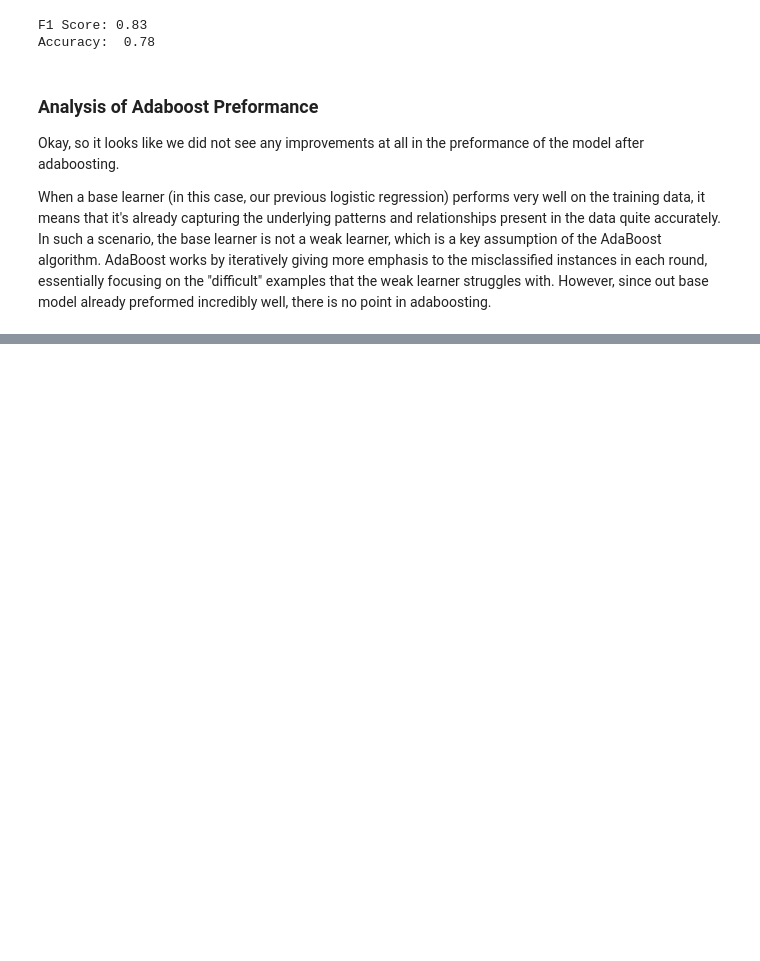
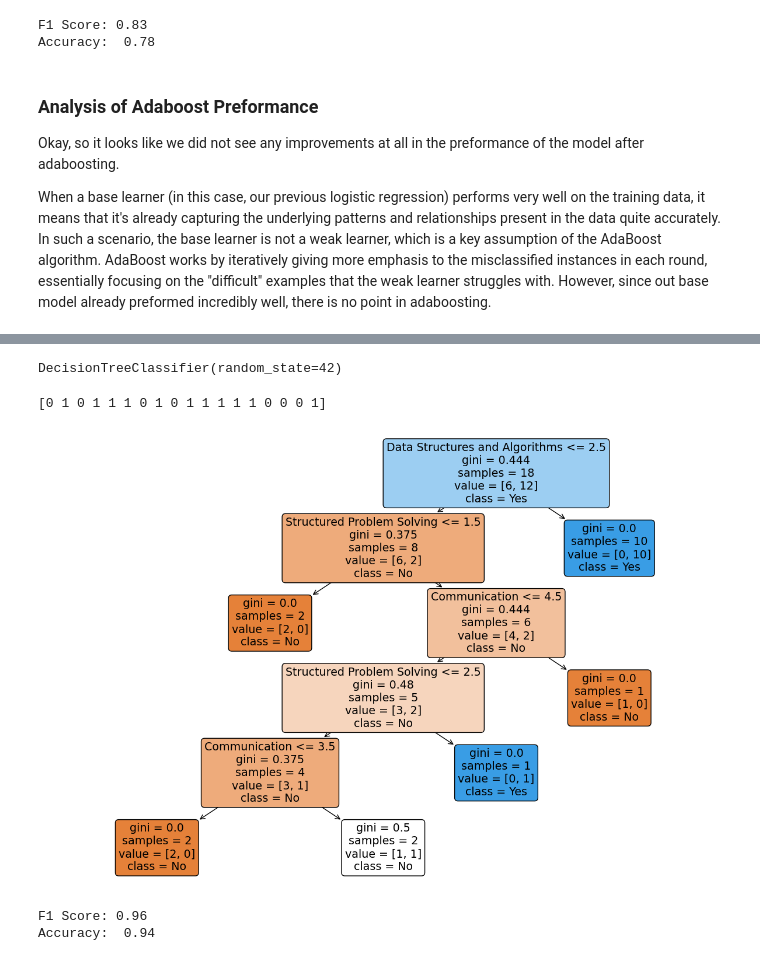
Before and after one commit to rishabh-mandayam/DumbRegressions, a Jupyter notebook: Regressions.ipynb, the cells around one changed output, grey strips where cells are left out. Cells and saved outputs as stored; diff of their text form; code cells hidden in the pictures; blank space fills up the shorter version.

Commit message:
Added decision tree

```diff
--- a/Regressions.ipynb
+++ b/Regressions.ipynb
@@ -316,0 +335,25 @@ When a base learner (in this case, our previous logistic regression) performs ve
+# %%
+dt_model = DecisionTreeClassifier(random_state=42)
+dt_model.fit(df[_x], df['Recommendation'])
+# %% [output]
+DecisionTreeClassifier(random_state=42)
+# %%
+y_pred = dt_model.predict(df[_x])
+print(y_pred)
+# %% [output]
+[0 1 0 1 1 1 0 1 0 1 1 1 1 1 0 0 0 1]
+# %%
+plt.figure(figsize=(15, 10))
+plot_tree(dt_model, feature_names=_x, class_names=["No","Yes"], filled=True, rounded=True)
+plt.show()
+# %% [output]
+[figure, added]
+# %%
+accuracy = accuracy_score(df['Recommendation'], y_pred)
+f1 = f1_score(df['Recommendation'], y_pred, average='binary')
+
+print(f"F1 Score: {f1:.2f}")
+print(f"Accuracy: {accuracy: .2f}")
+# %% [output]
+F1 Score: 0.96
+Accuracy:  0.94
```
Also changed, not shown: parts of 4 cells of this notebook.
